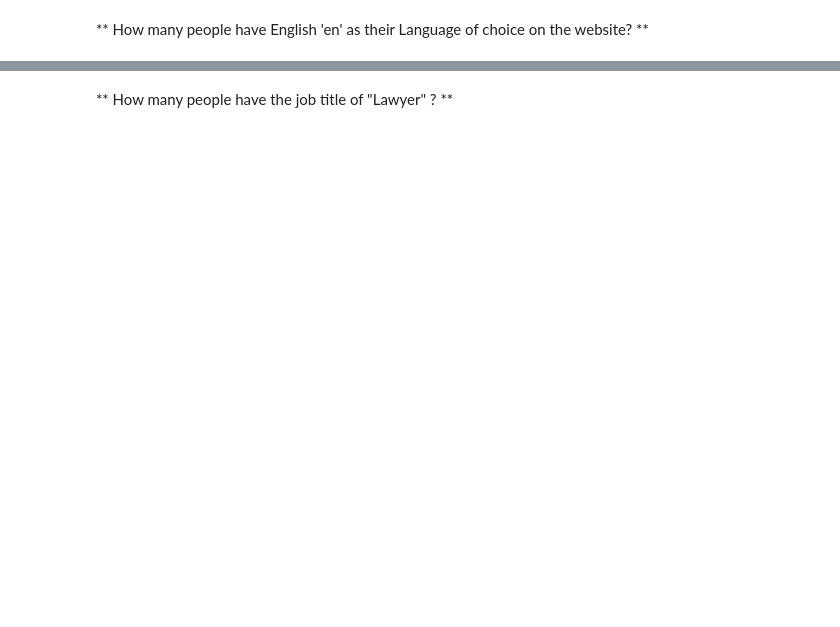
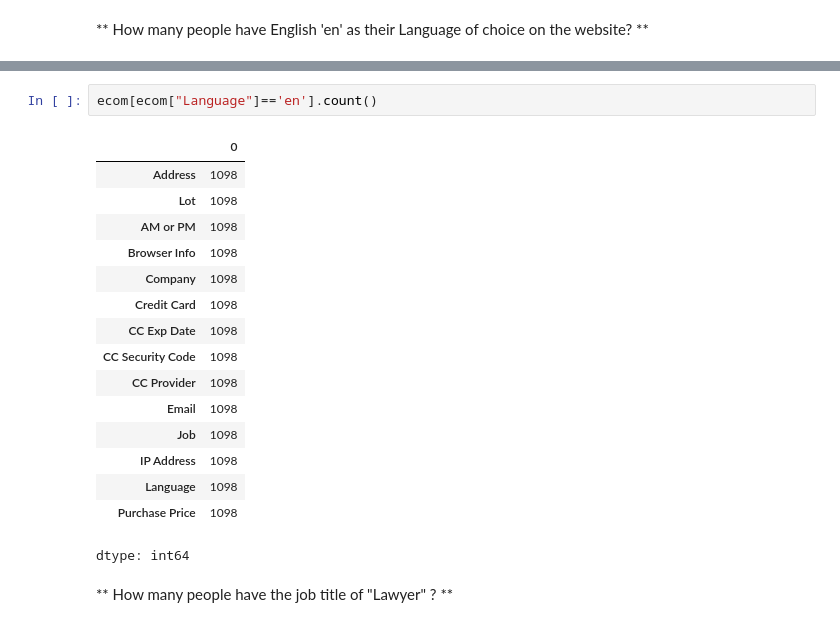
Before and after one commit to TahaThinks/DataScienceProjects2024, a Jupyter notebook: Project 3 Data Science 2025/Ecommerce_Purchases_Exercise_.ipynb, the cells around one changed output, grey strips where cells are left out. Cells and saved outputs as stored; diff of their text form; blank space fills up the shorter version.

```diff
--- a/Project 3 Data Science 2025/Ecommerce_Purchases_Exercise_.ipynb
+++ b/Project 3 Data Science 2025/Ecommerce_Purchases_Exercise_.ipynb
@@ -91,2 +76,21 @@ dtype: int64
+# %%
+ecom[ecom["Language"]=='en'].count()
+# %% [output]
+|  | 0 |
+| Address | 1098 |
+| Lot | 1098 |
+| AM or PM | 1098 |
+| Browser Info | 1098 |
+| Company | 1098 |
+| Credit Card | 1098 |
+| CC Exp Date | 1098 |
+| CC Security Code | 1098 |
+| CC Provider | 1098 |
+| Email | 1098 |
+| Job | 1098 |
+| IP Address | 1098 |
+| Language | 1098 |
+| Purchase Price | 1098 |
+dtype: int64
 # %% [markdown]
 ** How many people have the job title of "Lawyer" ? **
```
Also changed, not shown: parts of 25 cells of this notebook.
